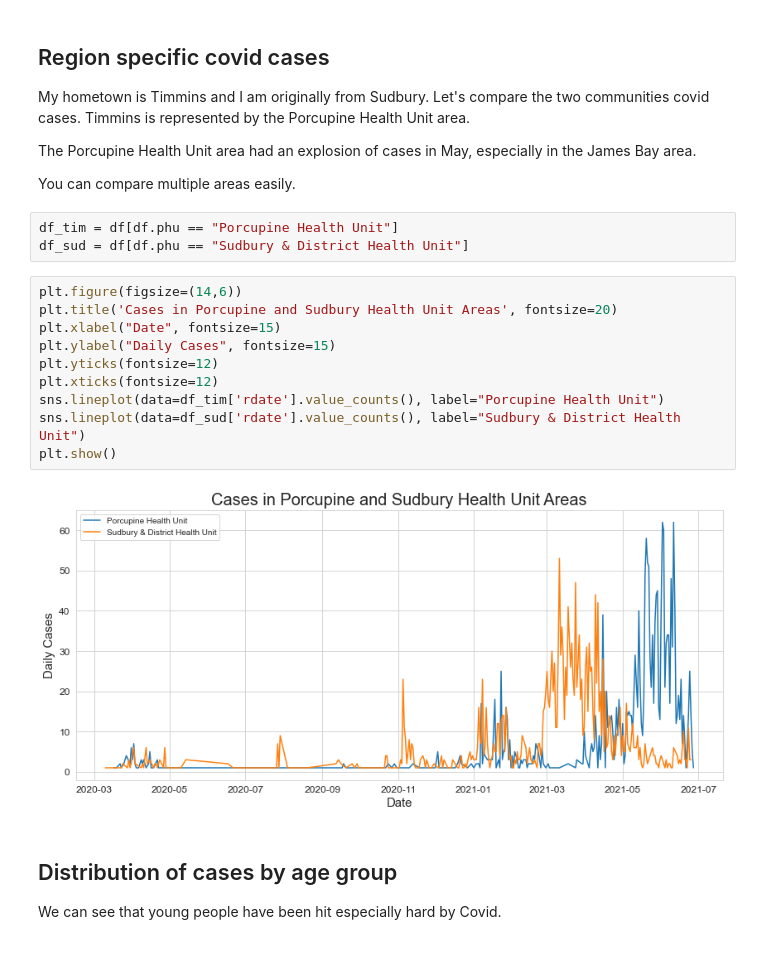
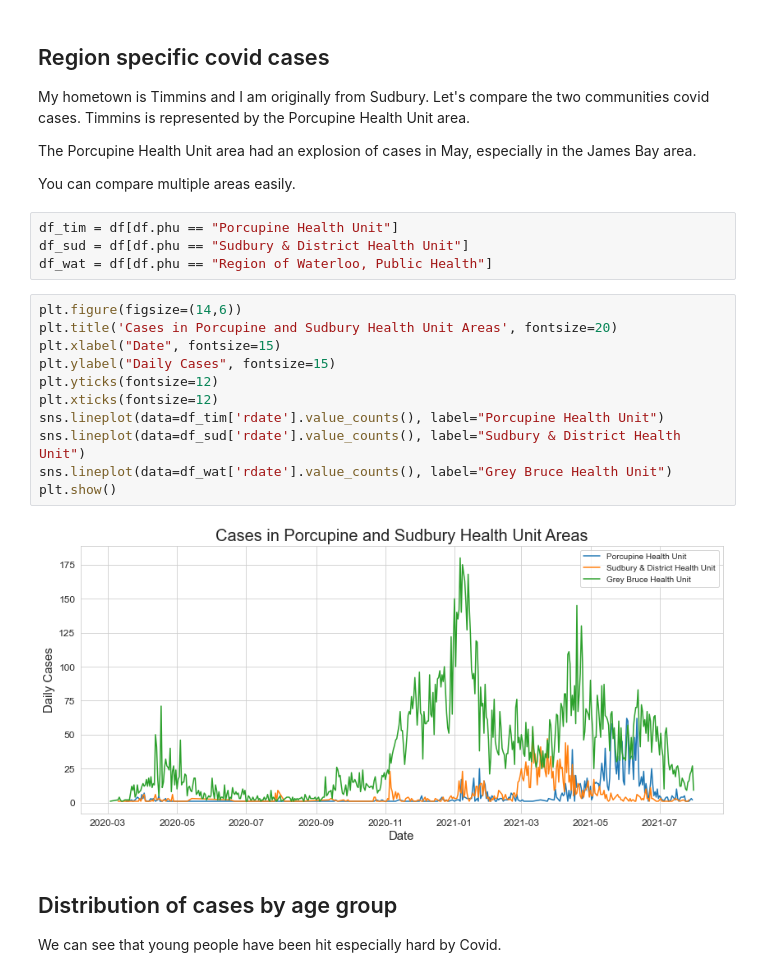
Before and after one commit to alaudet/open_data_covid_analysis, a Jupyter notebook: canada/covid_in_ontario_canada.ipynb, the cells around one changed output. Drawn from its saved outputs; the diff is of its cells as text.

```diff
--- a/canada/covid_in_ontario_canada.ipynb
+++ b/canada/covid_in_ontario_canada.ipynb
@@ -212,18 +221,20 @@ You can compare multiple areas easily.
 # %%
 df_tim = df[df.phu == "Porcupine Health Unit"]
 df_sud = df[df.phu == "Sudbury & District Health Unit"]
+df_wat = df[df.phu == "Region of Waterloo, Public Health"]
 # %%
 plt.figure(figsize=(14,6))
 plt.title('Cases in Porcupine and Sudbury Health Unit Areas', fontsize=20)
 plt.xlabel("Date", fontsize=15)
 plt.ylabel("Daily Cases", fontsize=15)
 plt.yticks(fontsize=12)
 plt.xticks(fontsize=12)
 sns.lineplot(data=df_tim['rdate'].value_counts(), label="Porcupine Health Unit")
 sns.lineplot(data=df_sud['rdate'].value_counts(), label="Sudbury & District Health Unit")
+sns.lineplot(data=df_wat['rdate'].value_counts(), label="Grey Bruce Health Unit")
 plt.show()
 # %% [output]
-[figure, old version]
+[figure, new version]
 # %% [markdown]
 ## Distribution of cases by age group
 
```
Also changed, not shown: parts of 41 cells of this notebook, 3 other files.
